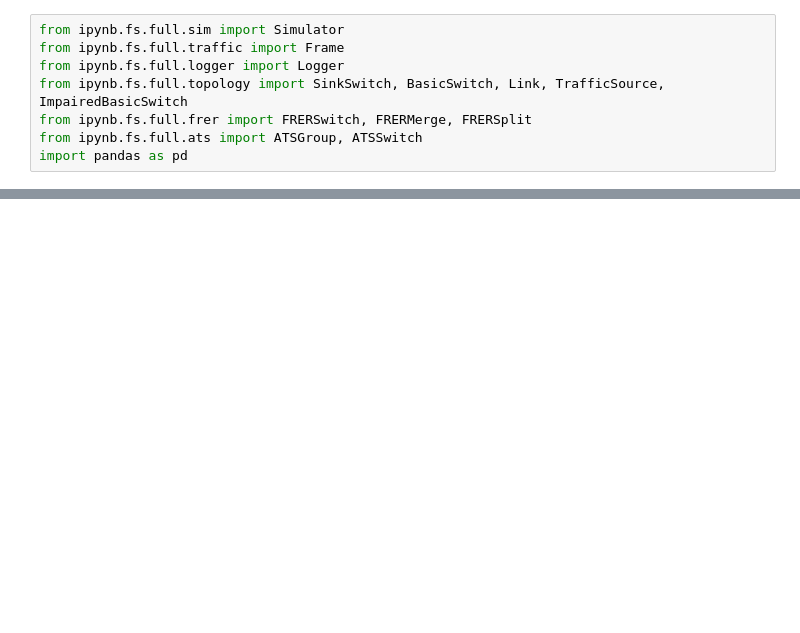
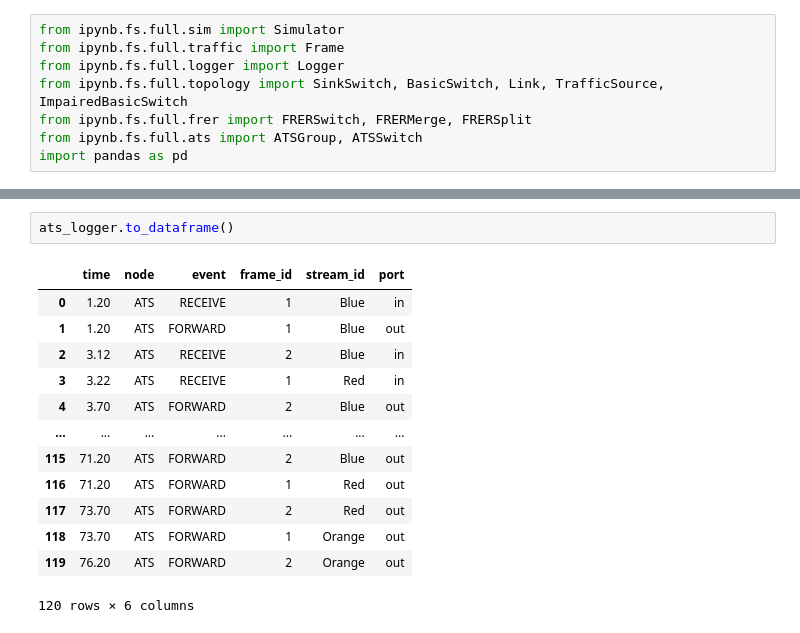
Before and after one commit to DanyBoi22/ATSim, a Jupyter notebook: ATSim.ipynb, the cells around one changed output, grey strips where cells are left out. Cells and saved outputs as stored; diff of their text form; blank space fills up the shorter version.

```diff
--- a/ATSim.ipynb
+++ b/ATSim.ipynb
@@ -296,0 +265,16 @@ with pd.option_context(
+# %%
+ats_logger.to_dataframe()
+# %% [output]
+|  | time | node | event | frame_id | stream_id | port |
+| 0 | 1.20 | ATS | RECEIVE | 1 | Blue | in |
+| 1 | 1.20 | ATS | FORWARD | 1 | Blue | out |
+| 2 | 3.12 | ATS | RECEIVE | 2 | Blue | in |
+| 3 | 3.22 | ATS | RECEIVE | 1 | Red | in |
+| 4 | 3.70 | ATS | FORWARD | 2 | Blue | out |
+| ... | ... | ... | ... | ... | ... | ... |
+| 115 | 71.20 | ATS | FORWARD | 2 | Blue | out |
+| 116 | 71.20 | ATS | FORWARD | 1 | Red | out |
+| 117 | 73.70 | ATS | FORWARD | 2 | Red | out |
+| 118 | 73.70 | ATS | FORWARD | 1 | Orange | out |
+| 119 | 76.20 | ATS | FORWARD | 2 | Orange | out |
+120 rows × 6 columns
```
Also changed, not shown: parts of 6 cells of this notebook.
